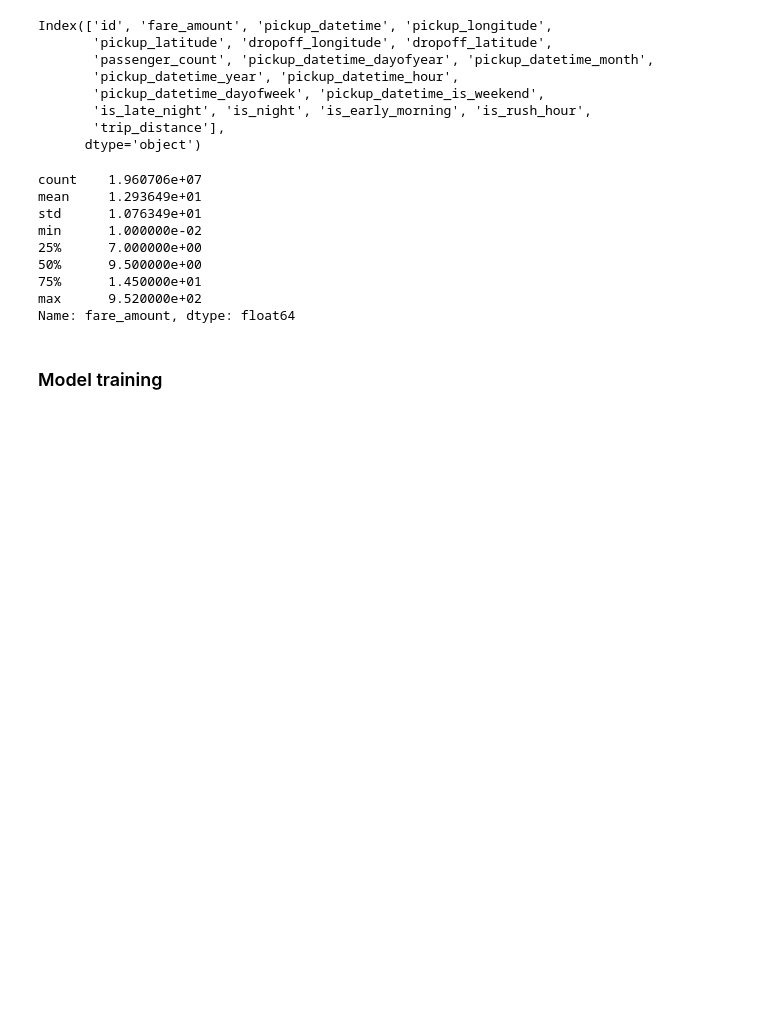
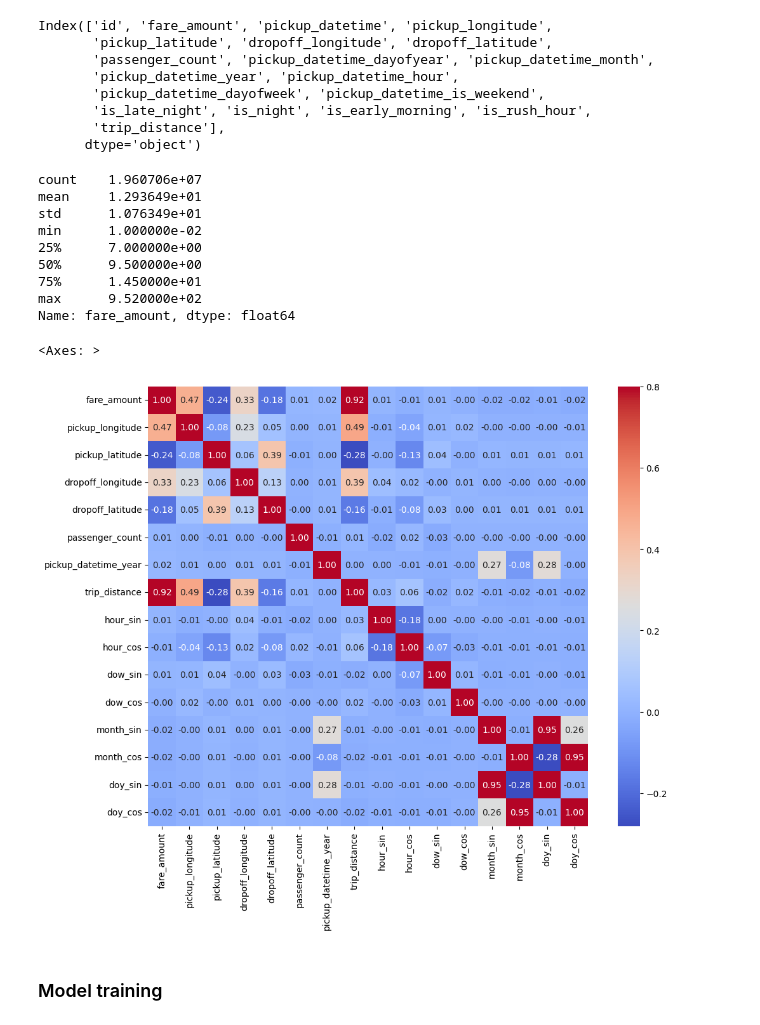
Before and after one commit to napsugark/nyc_taxi_fare_prediction, a Jupyter notebook: notebooks/modelling.ipynb, the cells around one changed output. Drawn from its saved outputs; the diff is of its cells as text; code cells hidden in the pictures; blank space fills up the shorter version.

```diff
--- a/notebooks/modelling.ipynb
+++ b/notebooks/modelling.ipynb
@@ -21,12 +21,12 @@ df_original = pd.read_csv('../data/02_processed/df_cleaned.csv')
 def add_cyclic_features(df: pd.DataFrame) -> pd.DataFrame:
     df['hour_sin'] = np.sin(2 * np.pi * df['pickup_datetime_hour'] / 24)
     df['hour_cos'] = np.cos(2 * np.pi * df['pickup_datetime_hour'] / 24)
-    # df['dow_sin'] = np.sin(2 * np.pi * df['pickup_datetime_dayofweek'] / 7)
-    # df['dow_cos'] = np.cos(2 * np.pi * df['pickup_datetime_dayofweek'] / 7)
-    # df['month_sin'] = np.sin(2 * np.pi * df['pickup_datetime_month'] / 12)
-    # df['month_cos'] = np.cos(2 * np.pi * df['pickup_datetime_month'] / 12)
-    # df['doy_sin'] = np.sin(2 * np.pi * df['pickup_datetime_dayofyear'] / 366)
-    # df['doy_cos'] = np.cos(2 * np.pi * df['pickup_datetime_dayofyear'] / 366)
+    df['dow_sin'] = np.sin(2 * np.pi * df['pickup_datetime_dayofweek'] / 7)
+    df['dow_cos'] = np.cos(2 * np.pi * df['pickup_datetime_dayofweek'] / 7)
+    df['month_sin'] = np.sin(2 * np.pi * df['pickup_datetime_month'] / 12)
+    df['month_cos'] = np.cos(2 * np.pi * df['pickup_datetime_month'] / 12)
+    df['doy_sin'] = np.sin(2 * np.pi * df['pickup_datetime_dayofyear'] / 366)
+    df['doy_cos'] = np.cos(2 * np.pi * df['pickup_datetime_dayofyear'] / 366)
 
     return df.drop(['pickup_datetime_hour', 'pickup_datetime_dayofweek',
                     'pickup_datetime_month', 'pickup_datetime_dayofyear'], axis=1)
@@ -99,7 +99,18 @@ numeric, boolean, cyclic = get_feature_lists()
 all_features = numeric + boolean + cyclic
 preprocessor = build_preprocessor(numeric, boolean, cyclic)
 # %%
-df = df.drop(columns=['id', 'pickup_datetime', 'is_rush_hour', 'passenger_count', ])
+df = df.drop(columns=['id', 'pickup_datetime'])
+# %%
+import matplotlib.pyplot as plt
+%matplotlib inline
+import seaborn as sns
+
+corrmat = df.select_dtypes(include="number").corr()
+f, ax = plt.subplots(figsize=(12, 9))
+sns.heatmap(corrmat, vmax=.8, square=True, cmap="coolwarm",  annot=True, fmt=".2f", annot_kws={"size": 10})
+# %% [output]
+<Axes: >
+[figure, added]
 # %% [markdown]
 ### Model training
 # %%
```
Also changed, not shown: parts of 5 cells of this notebook.
